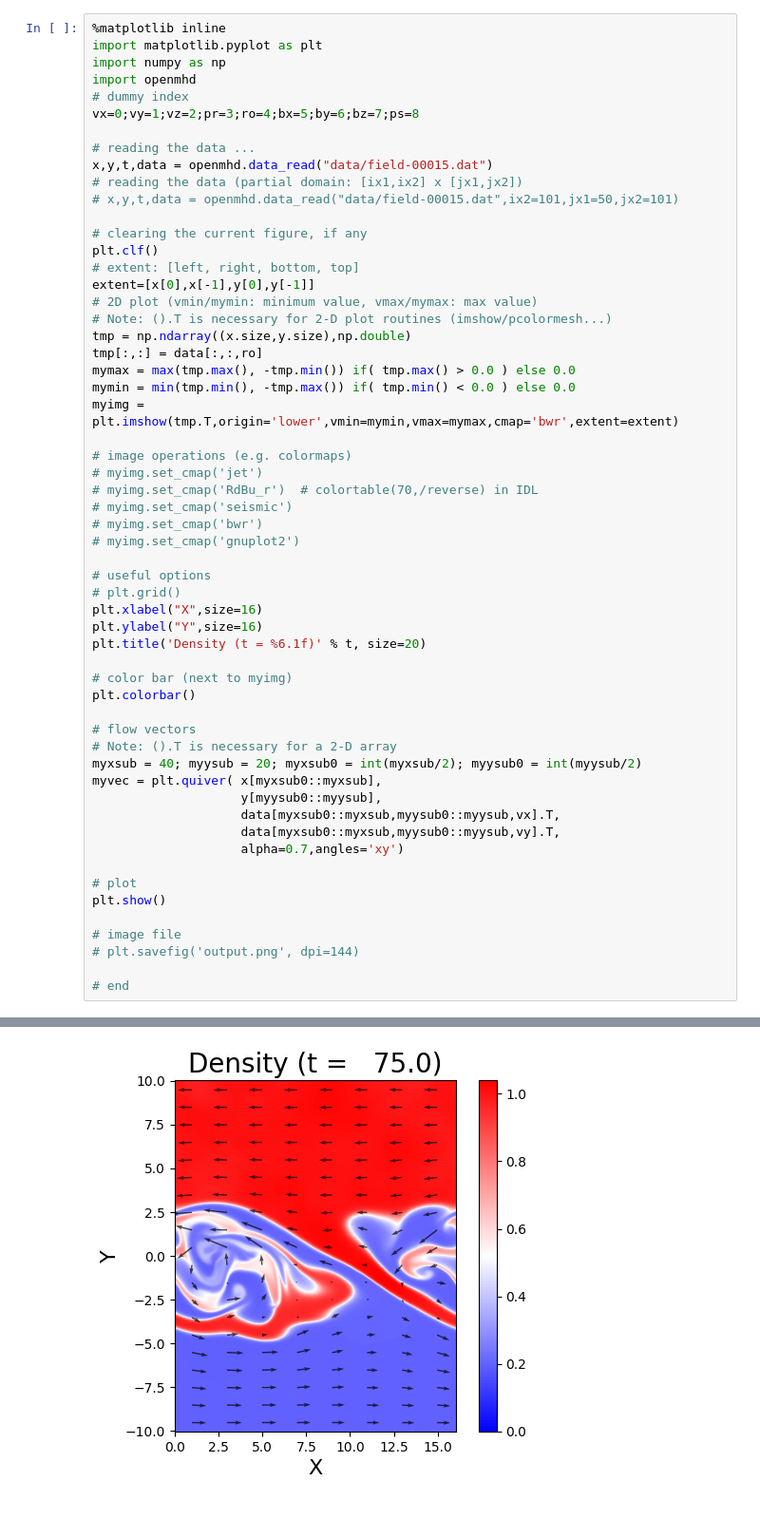
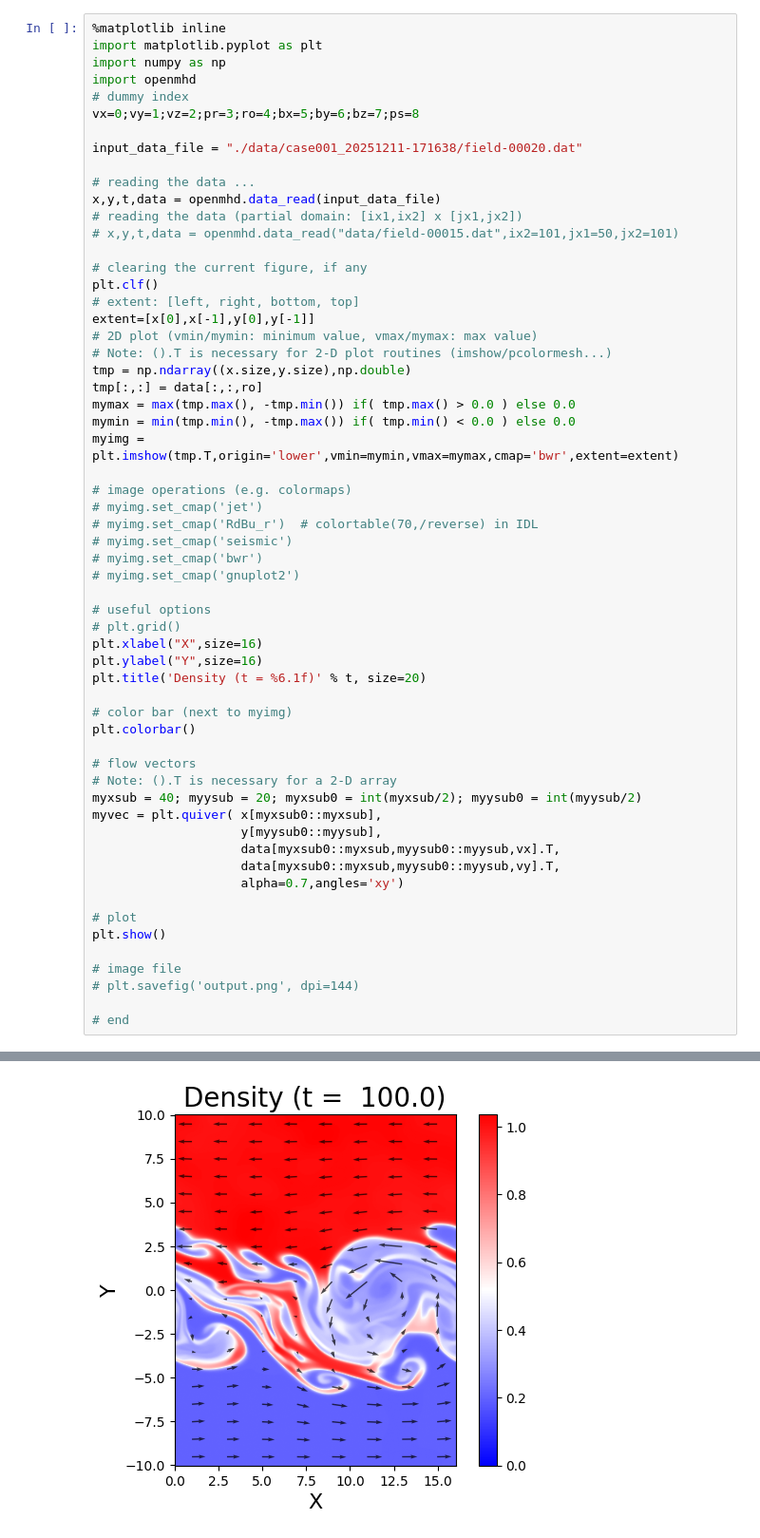
Before and after one commit to shimi3435/OpenMHD, a Jupyter notebook: 2D_KH/plot.ipynb, the cells around one changed output, grey strips where cells are left out. Shown at 95% size. Saved outputs shown, nothing was run; the diff lists cells and outputs as text.

```diff
--- a/2D_KH/plot.ipynb
+++ b/2D_KH/plot.ipynb
@@ -6,8 +6,10 @@ import openmhd
 # dummy index
 vx=0;vy=1;vz=2;pr=3;ro=4;bx=5;by=6;bz=7;ps=8
 
+input_data_file = "./data/case001_20251211-171638/field-00020.dat"
+
 # reading the data ...
-x,y,t,data = openmhd.data_read("data/field-00015.dat")
+x,y,t,data = openmhd.data_read(input_data_file)
 # reading the data (partial domain: [ix1,ix2] x [jx1,jx2])
 # x,y,t,data = openmhd.data_read("data/field-00015.dat",ix2=101,jx1=50,jx2=101)
 
@@ -60,5 +62,5 @@ plt.show()
  size = ( 322  x  402 )
-[figure, old version]
+[figure, new version]
 # %%
 # Interactive version by jupyter-notebook & ipywidgets
 # To use it, please install jupyter and ipywidgets.
```
Also changed, not shown: parts of 2 cells of this notebook, 12 other files.
